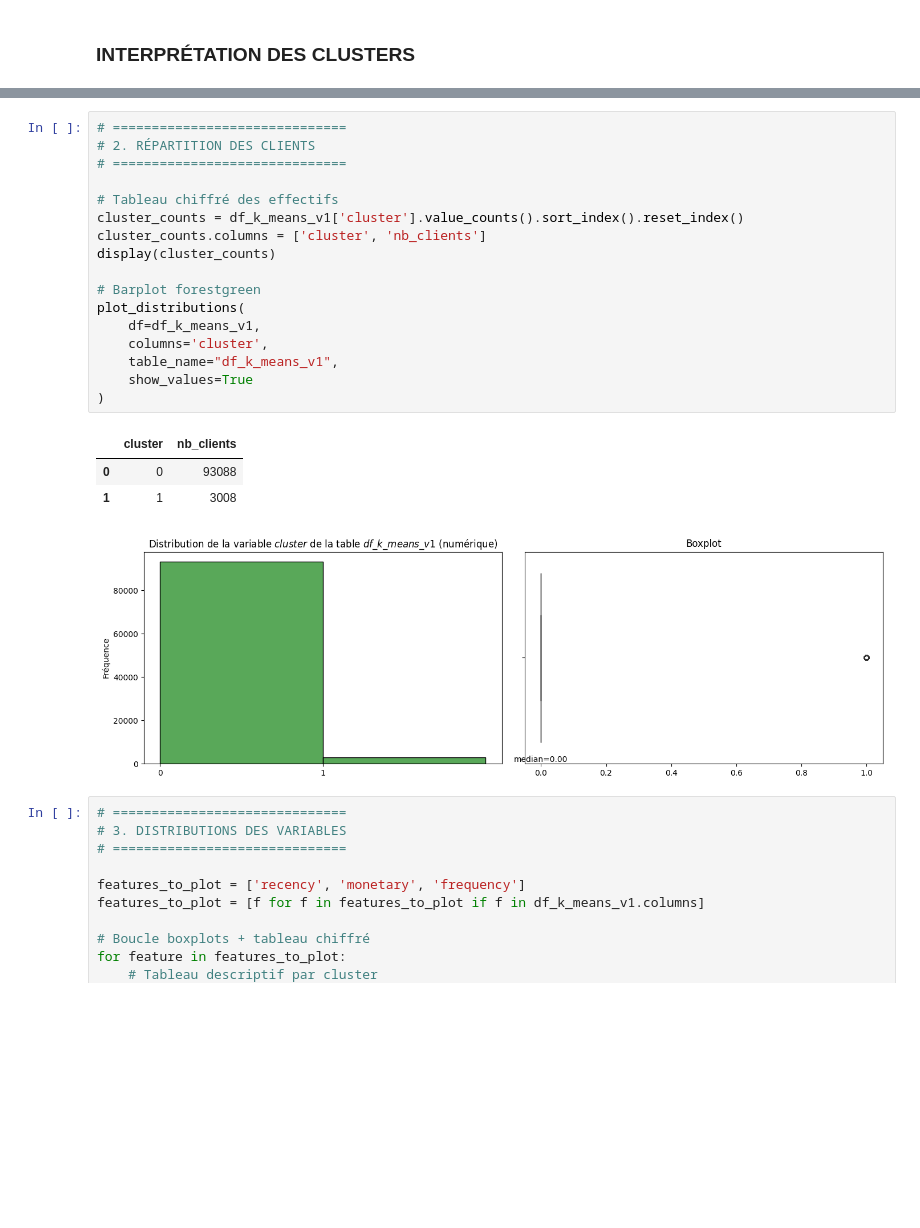
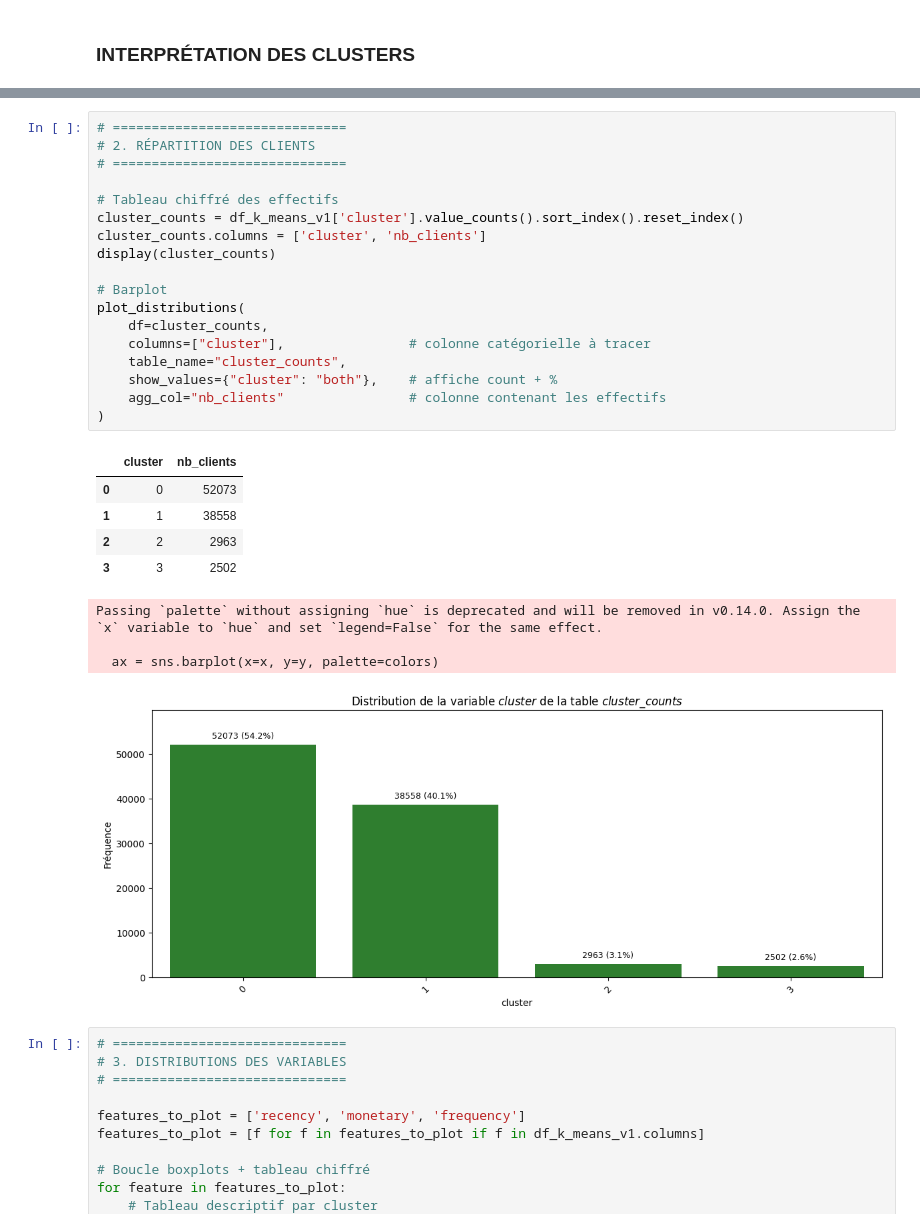
Before and after one commit to tpedCode/P05, a Jupyter notebook: notebooks/Barret_Marjorie_Notebook_P5_2511.ipynb, the cells around one changed output, grey strips where cells are left out. Saved outputs shown, nothing was run; the diff lists cells and outputs as text; blank space fills up the shorter version.

```diff
--- a/notebooks/Barret_Marjorie_Notebook_P5_2511.ipynb
+++ b/notebooks/Barret_Marjorie_Notebook_P5_2511.ipynb
@@ -816,25 +882,31 @@ Clé primaire : non renseignée
 # %%
 # ==============================
 # 2. RÉPARTITION DES CLIENTS
 # ==============================
 
 # Tableau chiffré des effectifs
 cluster_counts = df_k_means_v1['cluster'].value_counts().sort_index().reset_index()
 cluster_counts.columns = ['cluster', 'nb_clients']
 display(cluster_counts)
 
-# Barplot forestgreen
+# Barplot
 plot_distributions(
-    df=df_k_means_v1,
-    columns='cluster',
-    table_name="df_k_means_v1",
-    show_values=True
+    df=cluster_counts,
+    columns=["cluster"],                # colonne catégorielle à tracer
+    table_name="cluster_counts",
+    show_values={"cluster": "both"},    # affiche count + %
+    agg_col="nb_clients"                # colonne contenant les effectifs
 )
 # %% [output]
 |  | cluster | nb_clients |
-| 0 | 0 | 93088 |
-| 1 | 1 | 3008 |
+| 0 | 0 | 52073 |
+| 1 | 1 | 38558 |
+| 2 | 2 | 2963 |
+| 3 | 3 | 2502 |
+Passing `palette` without assigning `hue` is deprecated and will be removed in v0.14.0. Assign the `x` variable to `hue` and set `legend=False` for the same effect.
+
+  ax = sns.barplot(x=x, y=y, palette=colors)
-[figure, old version]
+[figure, new version]
 # %%
 # ==============================
 # 3. DISTRIBUTIONS DES VARIABLES
```
Also changed, not shown: parts of 29 cells of this notebook, 5 other files.
